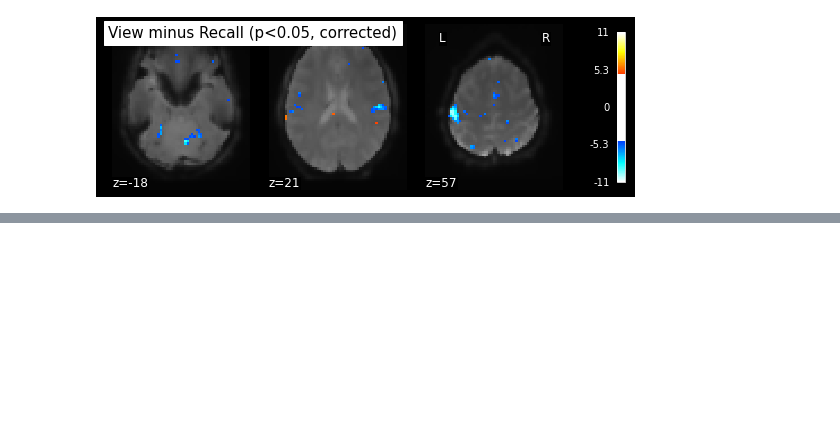
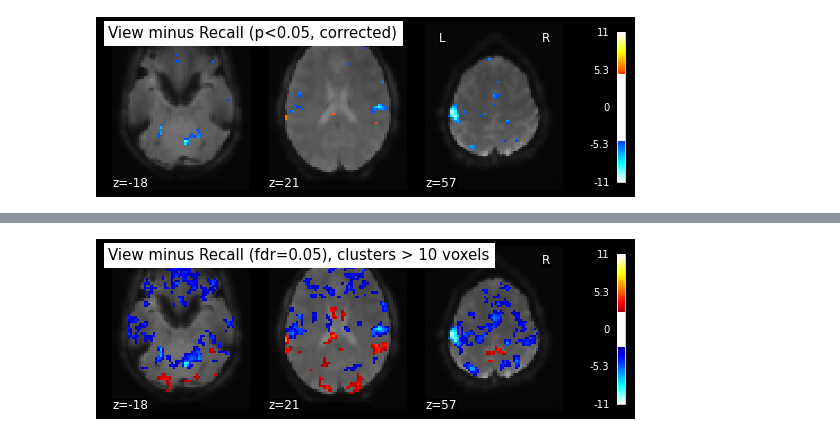
Before and after one commit to BradPowell23/First-and-Second-Level-Brain-Analysis, a Jupyter notebook: notebooks/Code.ipynb, the cells around one changed output, grey strips where cells are left out. Drawn from its saved outputs; the diff is of its cells as text; code cells hidden in the pictures; blank space fills up the shorter version.

```diff
--- a/notebooks/Code.ipynb
+++ b/notebooks/Code.ipynb
@@ -150,0 +161,9 @@ Bonferroni-corrected, p<0.05 threshold: 4.958
+# %%
+clean_map, threshold = threshold_stats_img(
+    z_map, alpha=.05, height_control='fdr', cluster_threshold=10)
+plot_stat_map(clean_map, bg_img=avg_img, threshold=threshold,
+              display_mode='z', cut_coords=3, black_bg=True,
+              title='View minus Recall (fdr=0.05), clusters > 10 voxels')
+plt.show()
+# %% [output]
+[figure, added]
```
Also changed, not shown: parts of 5 cells of this notebook.
